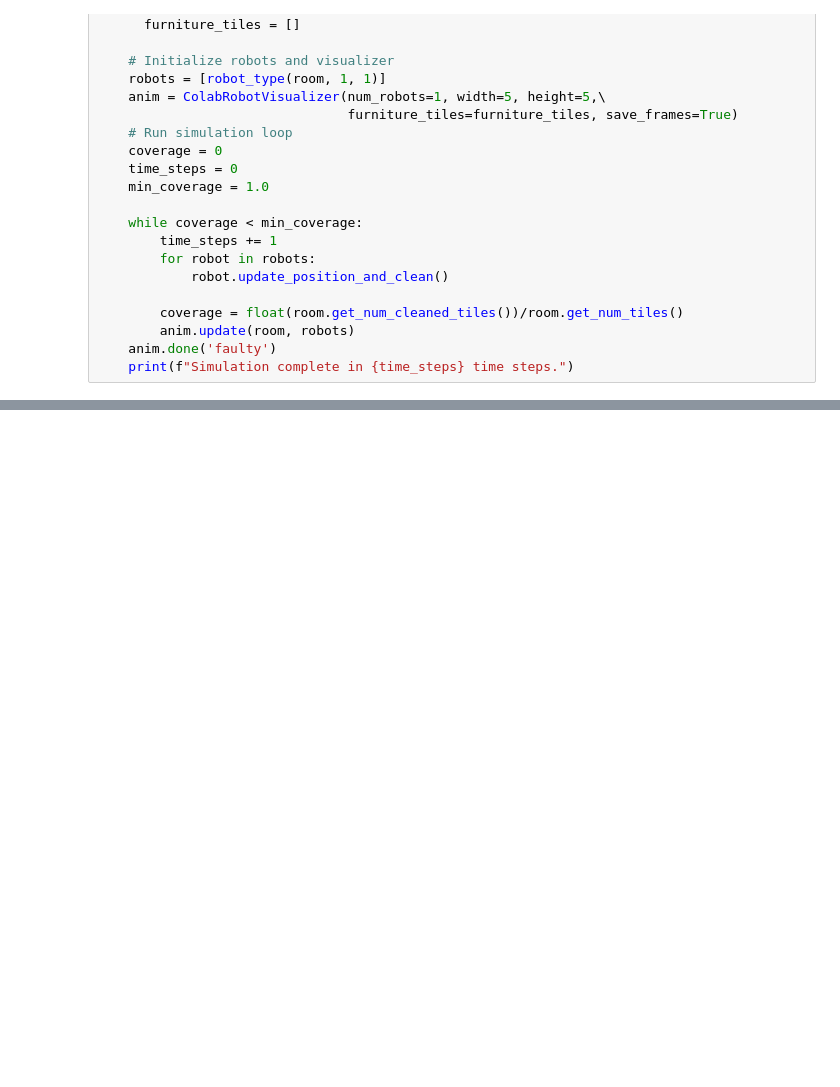
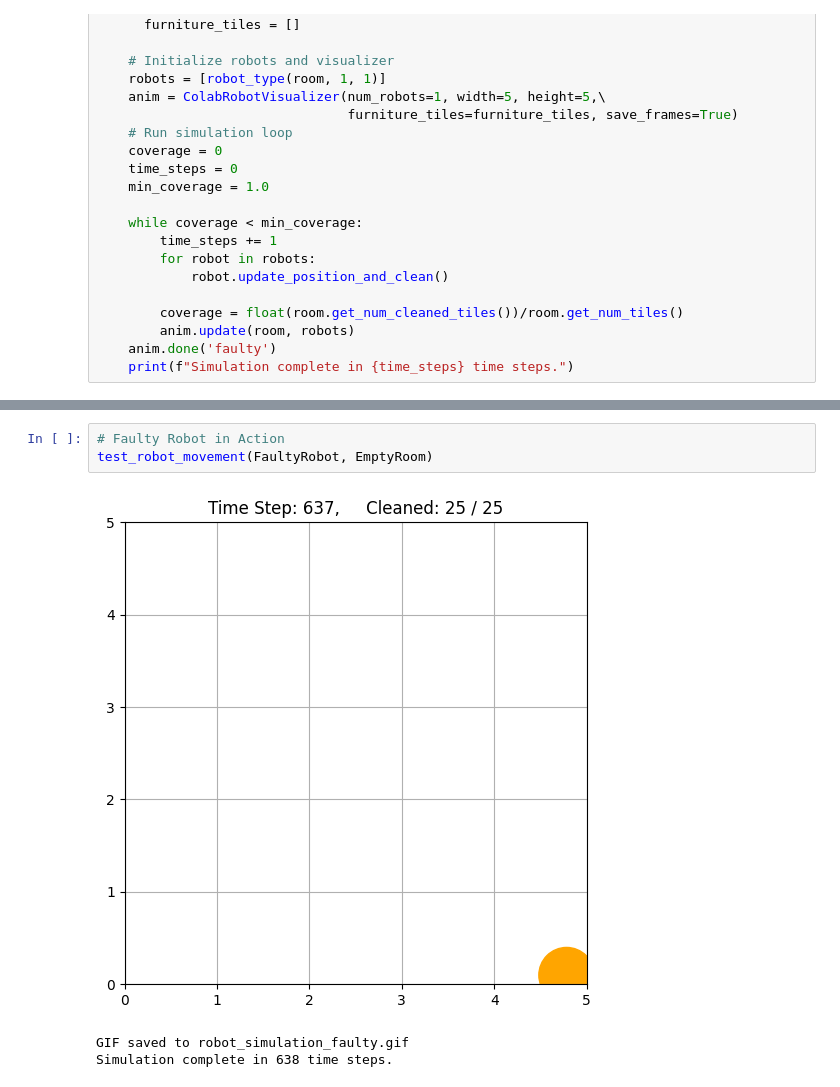
Before and after one commit to tera90223/random-walk-roomba-simulation, a Jupyter notebook: MIT_Problem_Set_3.ipynb, the cells around one changed output, grey strips where cells are left out. Cells and saved outputs as stored; diff of their text form; blank space fills up the shorter version.

```diff
--- a/MIT_Problem_Set_3.ipynb
+++ b/MIT_Problem_Set_3.ipynb
@@ -638,2 +750,9 @@ def test_robot_movement(robot_type, room_type):
+# %%
+# Faulty Robot in Action
+test_robot_movement(FaultyRobot, EmptyRoom)
+# %% [output]
+[figure, added]
+GIF saved to robot_simulation_faulty.gif
+Simulation complete in 638 time steps.
 # %%
 # Download Files
```
Also changed, not shown: parts of 15 cells of this notebook.
